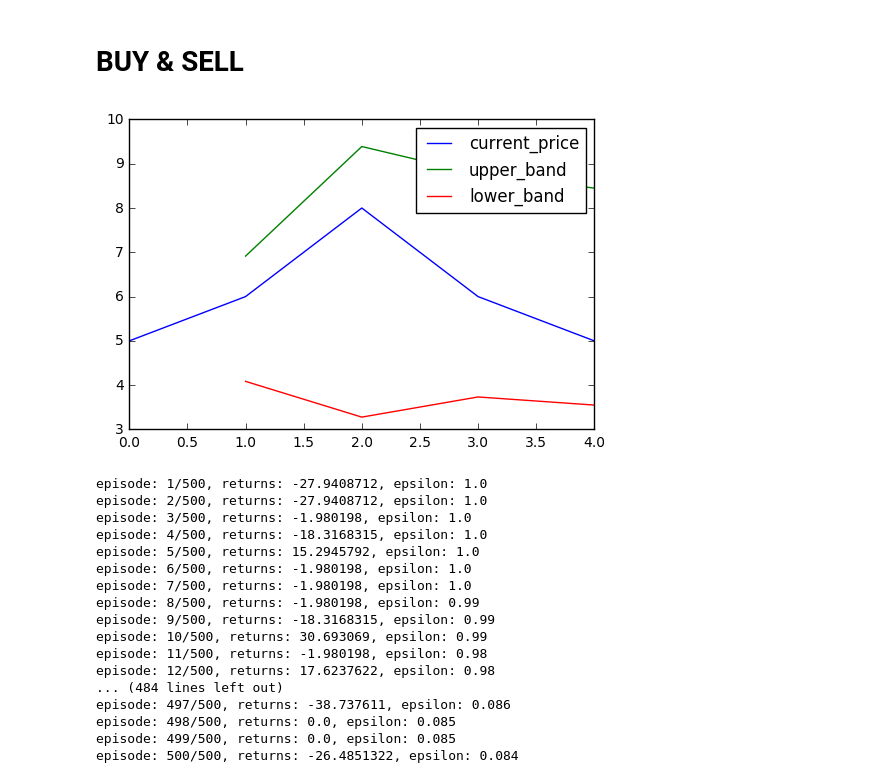
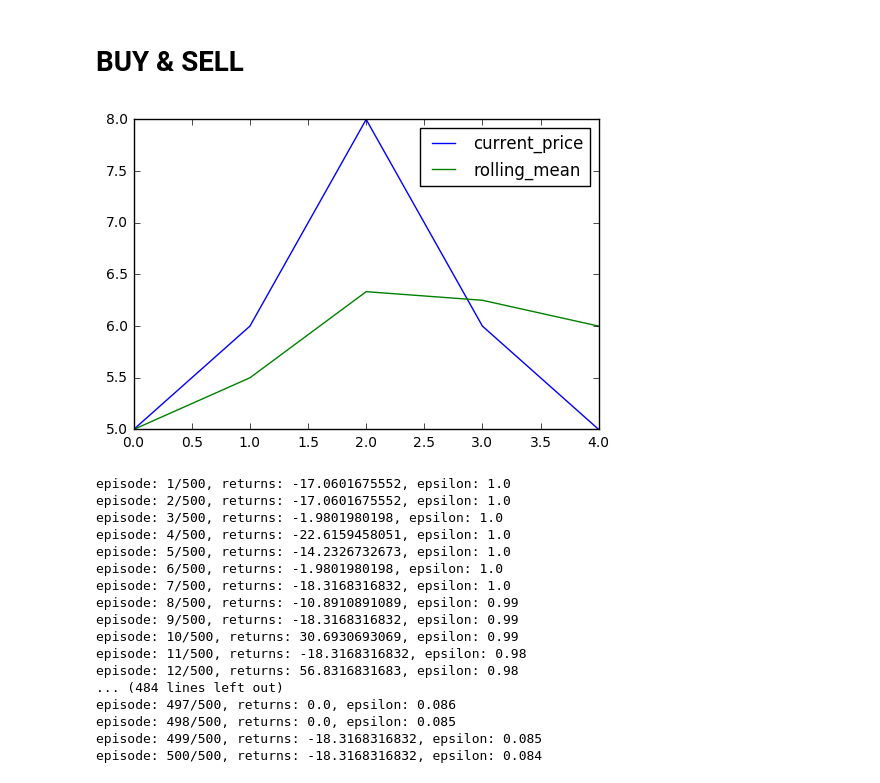
Before and after one commit to GradientTrader/simulator, a Jupyter notebook: debug.ipynb, the cells around one changed output. Drawn from its saved outputs; the diff is of its cells as text; code cells hidden in the pictures.

```diff
--- a/debug.ipynb
+++ b/debug.ipynb
@@ -5,7 +5,7 @@ from v2.ddqn_agent import DDQNAgent
 # %% [output]
 Using TensorFlow backend.
 # %%
-num_coins_per_order = 0 #0 means buy/sell all per order
+num_coins_per_order = 100 #0 means buy/sell all per order
 recent_k = 150
 # %% [markdown]
 # Always BUY
@@ -184,32 +184,32 @@ Action.HOLD
 # BUY & SELL
 # %%
 dummy_both = DDQNAgent(recent_k = 150, num_coins_per_order = num_coins_per_order, coin_name = "debug_buy_sell_hold",
-                     external_states = ["current_price"],
-                     internal_states = ["is_holding_coin"], epsilon_min = 0.01)
+                     external_states = ["current_price", "rolling_mean"],
+                     internal_states = [], epsilon_min = 0.01, verbose=False)
 # %%
-dummy_both.env.plot(states_to_plot=["current_price", "upper_band", "lower_band"])
+dummy_both.env.plot(states_to_plot=["current_price", "rolling_mean"])
 # %% [output]
-[figure, old version]
+[figure, new version]
 # %%
 dummy_both.train(num_episodes=500)
 # %% [output]
-episode: 1/500, returns: -27.9408712, epsilon: 1.0
-episode: 2/500, returns: -27.9408712, epsilon: 1.0
-episode: 3/500, returns: -1.980198, epsilon: 1.0
-episode: 4/500, returns: -18.3168315, epsilon: 1.0
-episode: 5/500, returns: 15.2945792, epsilon: 1.0
-episode: 6/500, returns: -1.980198, epsilon: 1.0
-episode: 7/500, returns: -1.980198, epsilon: 1.0
-episode: 8/500, returns: -1.980198, epsilon: 0.99
-episode: 9/500, returns: -18.3168315, epsilon: 0.99
-episode: 10/500, returns: 30.693069, epsilon: 0.99
-episode: 11/500, returns: -1.980198, epsilon: 0.98
-episode: 12/500, returns: 17.6237622, epsilon: 0.98
+episode: 1/500, returns: -17.0601675552, epsilon: 1.0
+episode: 2/500, returns: -17.0601675552, epsilon: 1.0
+episode: 3/500, returns: -1.9801980198, epsilon: 1.0
+episode: 4/500, returns: -22.6159458051, epsilon: 1.0
+episode: 5/500, returns: -14.2326732673, epsilon: 1.0
+episode: 6/500, returns: -1.9801980198, epsilon: 1.0
+episode: 7/500, returns: -18.3168316832, epsilon: 1.0
+episode: 8/500, returns: -10.8910891089, epsilon: 0.99
+episode: 9/500, returns: -18.3168316832, epsilon: 0.99
+episode: 10/500, returns: 30.6930693069, epsilon: 0.99
+episode: 11/500, returns: -18.3168316832, epsilon: 0.98
+episode: 12/500, returns: 56.8316831683, epsilon: 0.98
 ... (484 lines left out)
-episode: 497/500, returns: -38.737611, epsilon: 0.086
+episode: 497/500, returns: 0.0, epsilon: 0.086
 episode: 498/500, returns: 0.0, epsilon: 0.085
-episode: 499/500, returns: 0.0, epsilon: 0.085
-episode: 500/500, returns: -26.4851322, epsilon: 0.084
+episode: 499/500, returns: -18.3168316832, epsilon: 0.085
+episode: 500/500, returns: -18.3168316832, epsilon: 0.084
 # %%
 dummy_both.plot_cum_returns()
 # %% [output]
```
Also changed, not shown: parts of 18 cells of this notebook, 3 other files.
